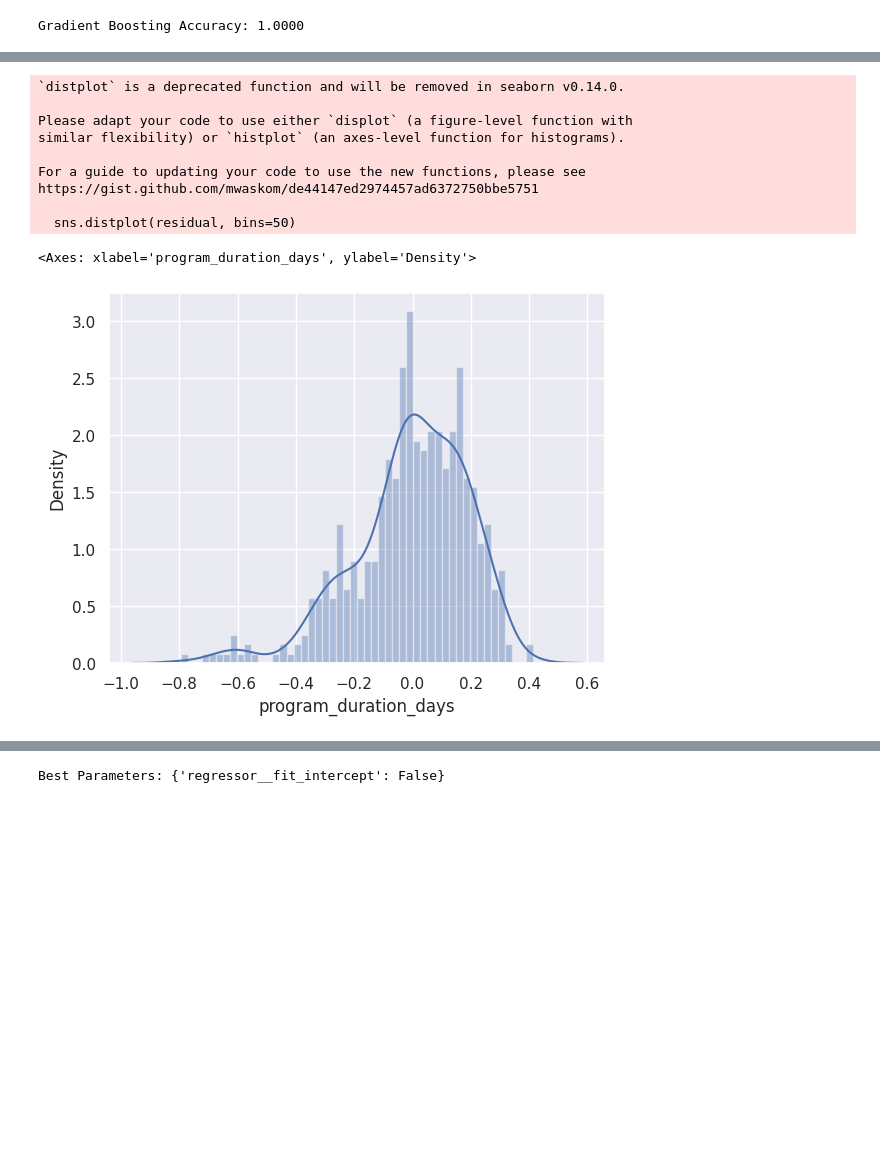
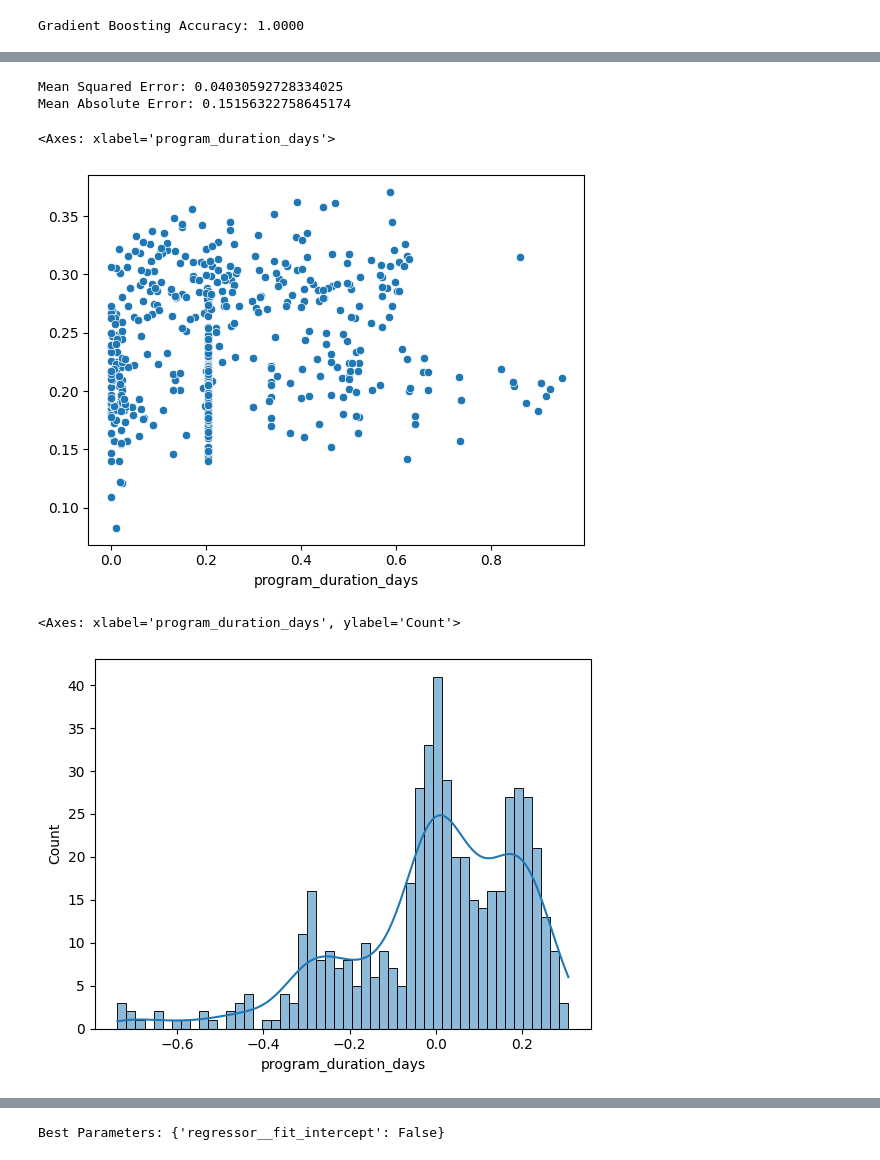
Before and after one commit to ghazalna/Pathrise-Analytics-Insights, a Jupyter notebook: Pathrise.ipynb, the cells around one changed output, grey strips where cells are left out. Drawn from its saved outputs; the diff is of its cells as text; code cells hidden in the pictures; blank space fills up the shorter version.

```diff
--- a/Pathrise.ipynb
+++ b/Pathrise.ipynb
@@ -157,0 +147,17 @@ plt.show()
+# %%
+import matplotlib.pyplot as plt
+
+# Assuming 'df' is your DataFrame
+withdrawn_statuses = ['Withdrawn (Trial)', 'Closed Lost', 'Withdrawn (Failed)', 'MIA', 'Deferred','Break']
+df['pathrise_status'] = df['pathrise_status'].apply(lambda x: 'Withdrawn' if x in withdrawn_statuses else x)
+
+# Count the occurrences of each status category
+status_counts = df['pathrise_status_category'].value_counts()
+
+# Plot the bar chart
+plt.figure(figsize=(10, 6))
+status_counts.plot(kind='bar', color=['blue', 'green', 'orange'])
+plt.title('Distribution of Fellowship Status')
+plt.xlabel('Fellowship Status')
+plt.ylabel('Number of Fellows')
+plt.show()
@@ -282,3 +336,8 @@ df
+# %%
+columns_to_drop = ['id', 'cohort_tag', 'number_of_interviews', 'number_of_applications', 'pathrise_status_category']
+
+# Drop the specified columns
+df = df.drop(columns=columns_to_drop)
 # %%
 df.dtypes
 # %% [output]
@@ -436,9 +491,10 @@ Column 'employment_status' not found in the DataFrame.
 # %%
-
-# Select categorical columns for one-hot encoding
-nominal_columns = ['primary_track', 'cohort_tag', 'employment_status ', 'highest_level_of_education',
-                   'length_of_job_search', 'biggest_challenge_in_search', 'professional_experience',
-                   'work_authorization_status', 'gender', 'race']
+nominal_columns = [
+    'pathrise_status','primary_track', 'employment_status ',
+    'highest_level_of_education', 'length_of_job_search',
+    'biggest_challenge_in_search', 'professional_experience',
+    'work_authorization_status', 'gender', 'race'
+]
 
 # Apply one-hot encoding
 df = pd.get_dummies(df, columns=nominal_columns, drop_first=True)
@@ -445,8 +521,8 @@ df = pd.get_dummies(df, columns=nominal_columns, drop_first=True)
 # %%
 from sklearn.preprocessing import MinMaxScaler
 
-# Assuming 'program_duration_days' and 'number_of_interviews' are numerical columns to be normalized
-numerical_columns = ['program_duration_days', 'number_of_interviews']
+#  'program_duration_days' is numerical columns to be normalized
+numerical_columns = ['program_duration_days']
 
 scaler = MinMaxScaler()
 df[numerical_columns] = scaler.fit_transform(df[numerical_columns])
@@ -707,17 +989,24 @@ Mean Absolute Error: 0.14996848024115692
+# %%
+
+# Evaluate the model
+mse = mean_squared_error(y_test_task2, y_pred_linear_reg)
+mae = mean_absolute_error(y_test_task2, y_pred_linear_reg)
+
+print("Mean Squared Error:", mse)
+print("Mean Absolute Error:", mae)
+# %% [output]
+Mean Squared Error: 0.04030592728334025
+Mean Absolute Error: 0.15156322758645174
 # %%
 import seaborn as sns
+# %%
+sns.scatterplot(x=y_test_task2, y=y_pred_linear_reg)
+# %% [output]
+<Axes: xlabel='program_duration_days'>
+[figure, added]
 # %%
 residual = y_pred_linear_reg - y_test_task2
-sns.distplot(residual, bins=50)
+sns.histplot(residual, bins=50, kde=True)
 # %% [output]
-`distplot` is a deprecated function and will be removed in seaborn v0.14.0.
-
-Please adapt your code to use either `displot` (a figure-level function with
-similar flexibility) or `histplot` (an axes-level function for histograms).
-
-For a guide to updating your code to use the new functions, please see
-https://gist.github.com/mwaskom/de44147ed2974457ad6372750bbe5751
-
-  sns.distplot(residual, bins=50)
+<Axes: xlabel='program_duration_days', ylabel='Count'>
-<Axes: xlabel='program_duration_days', ylabel='Density'>
-[figure, old version]
+[figure, new version]
```
Also changed, not shown: parts of 79 cells of this notebook.
